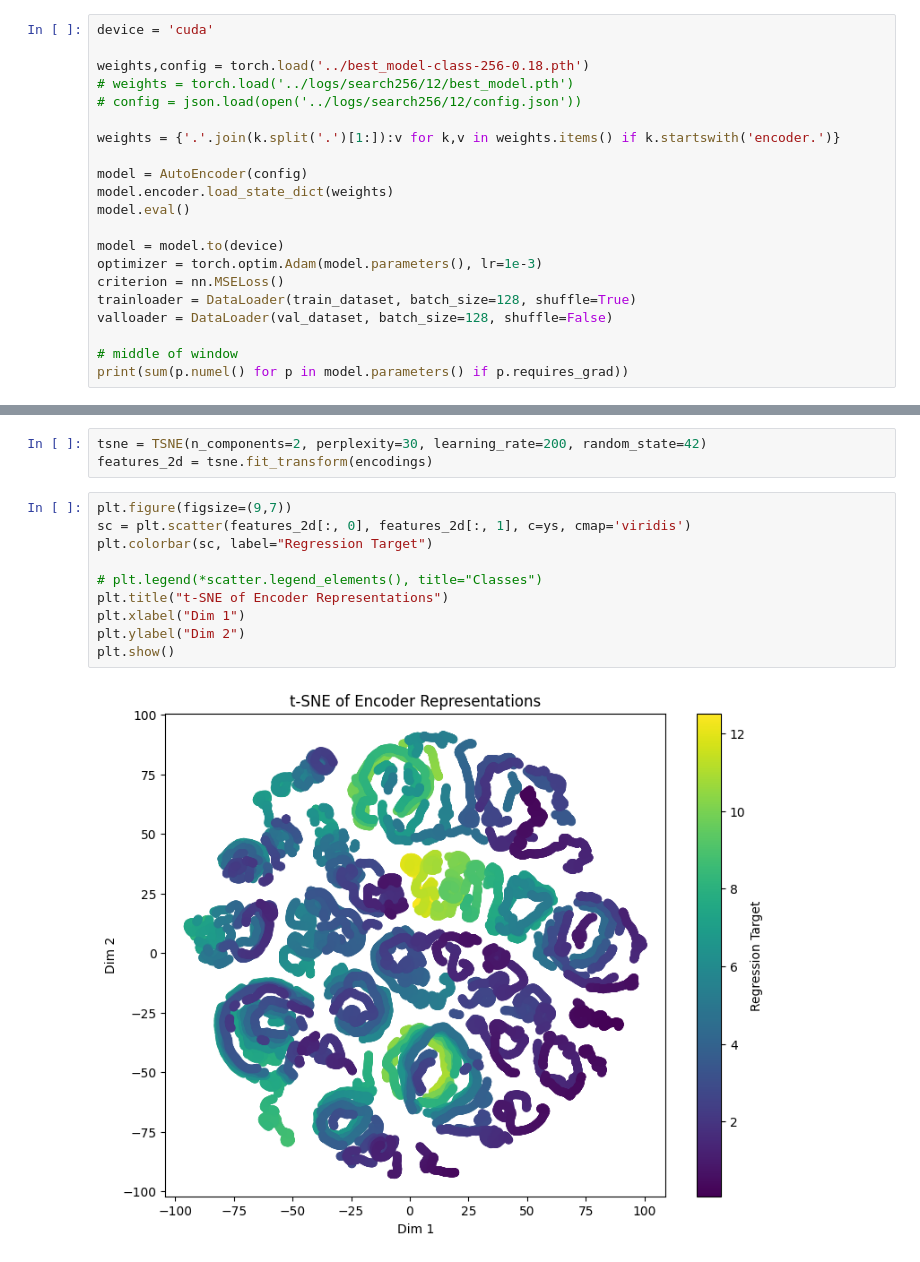
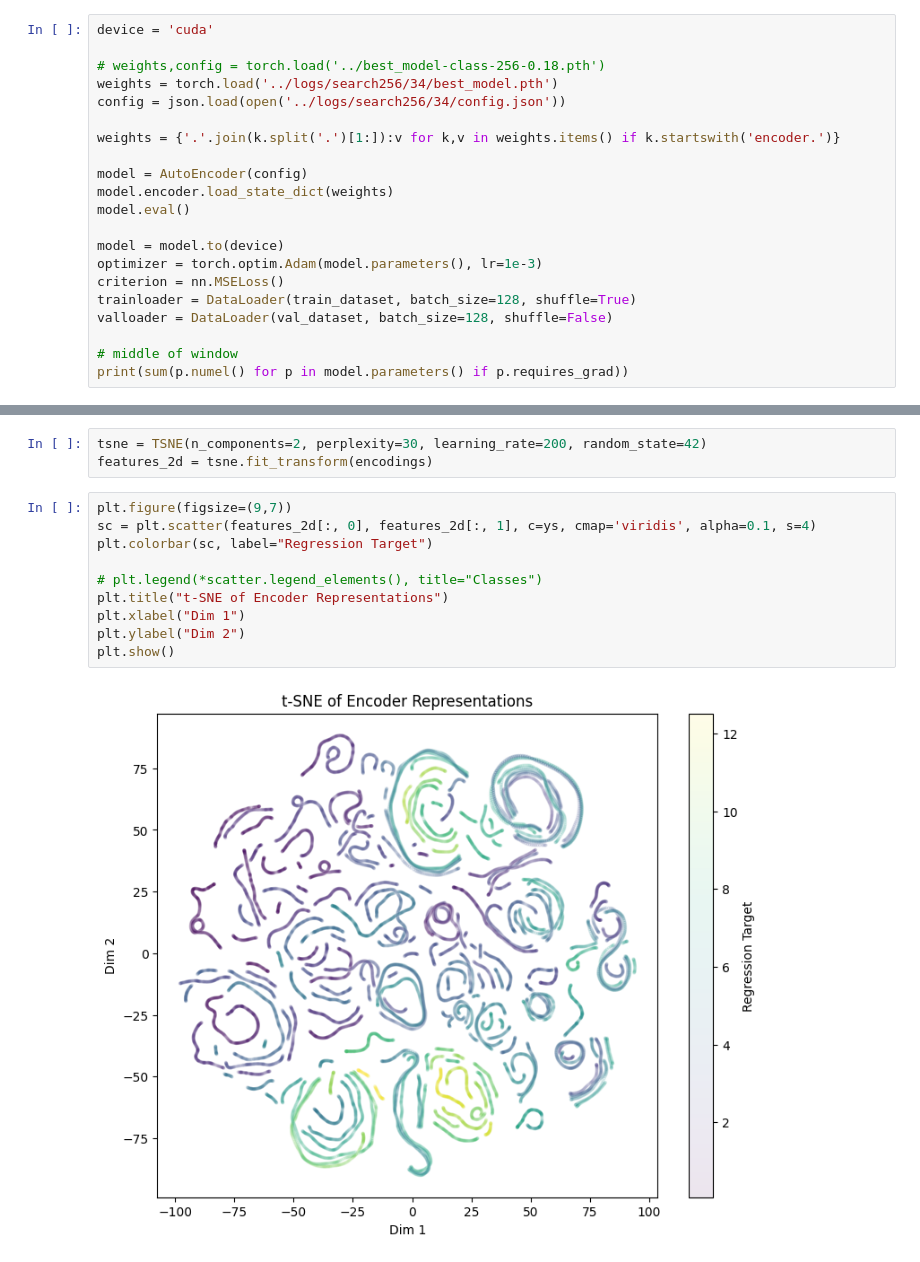
Before and after one commit to Musa-Azeem/AI-hypertrophy-coach, a Jupyter notebook: ml-notebooks/representation.ipynb, the cells around one changed output, grey strips where cells are left out. Drawn from its saved outputs; the diff is of its cells as text.

```diff
--- a/ml-notebooks/representation.ipynb
+++ b/ml-notebooks/representation.ipynb
@@ -206,9 +206,9 @@ class AutoEncoder(nn.Module):
 # %%
 device = 'cuda'
 
-weights,config = torch.load('../best_model-class-256-0.18.pth')
-# weights = torch.load('../logs/search256/12/best_model.pth')
-# config = json.load(open('../logs/search256/12/config.json'))
+# weights,config = torch.load('../best_model-class-256-0.18.pth')
+weights = torch.load('../logs/search256/34/best_model.pth')
+config = json.load(open('../logs/search256/34/config.json'))
 
 weights = {'.'.join(k.split('.')[1:]):v for k,v in weights.items() if k.startswith('encoder.')}
 
@@ -241,13 +241,13 @@ tsne = TSNE(n_components=2, perplexity=30, learning_rate=200, random_state=42)
 features_2d = tsne.fit_transform(encodings)
 # %%
 plt.figure(figsize=(9,7))
-sc = plt.scatter(features_2d[:, 0], features_2d[:, 1], c=ys, cmap='viridis')
+sc = plt.scatter(features_2d[:, 0], features_2d[:, 1], c=ys, cmap='viridis', alpha=0.1, s=4)
 plt.colorbar(sc, label="Regression Target")
 
 # plt.legend(*scatter.legend_elements(), title="Classes")
 plt.title("t-SNE of Encoder Representations")
 plt.xlabel("Dim 1")
 plt.ylabel("Dim 2")
 plt.show()
 # %% [output]
-[figure, old version]
+[figure, new version]
```
Also changed, not shown: parts of 1 cell of this notebook, 4 other files.
